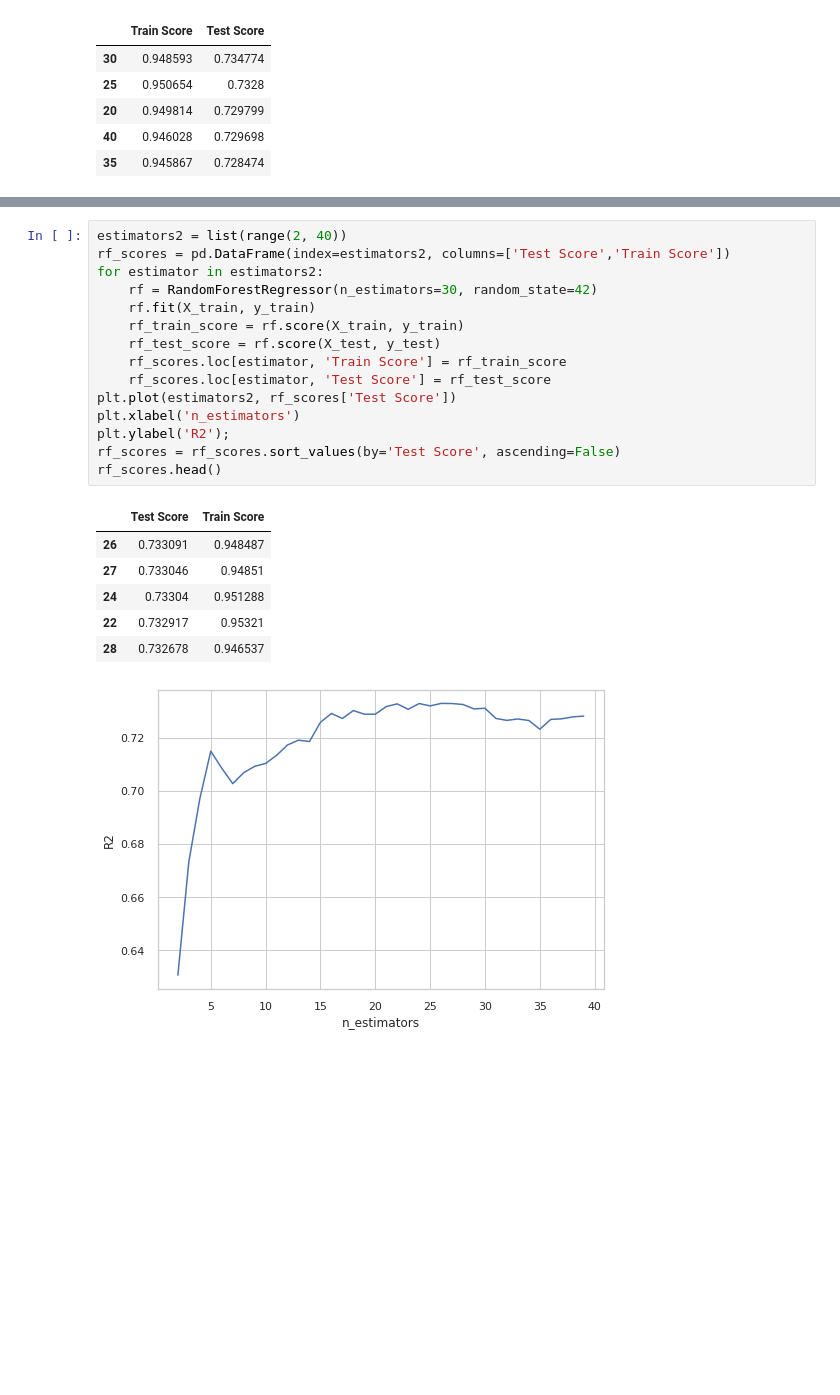
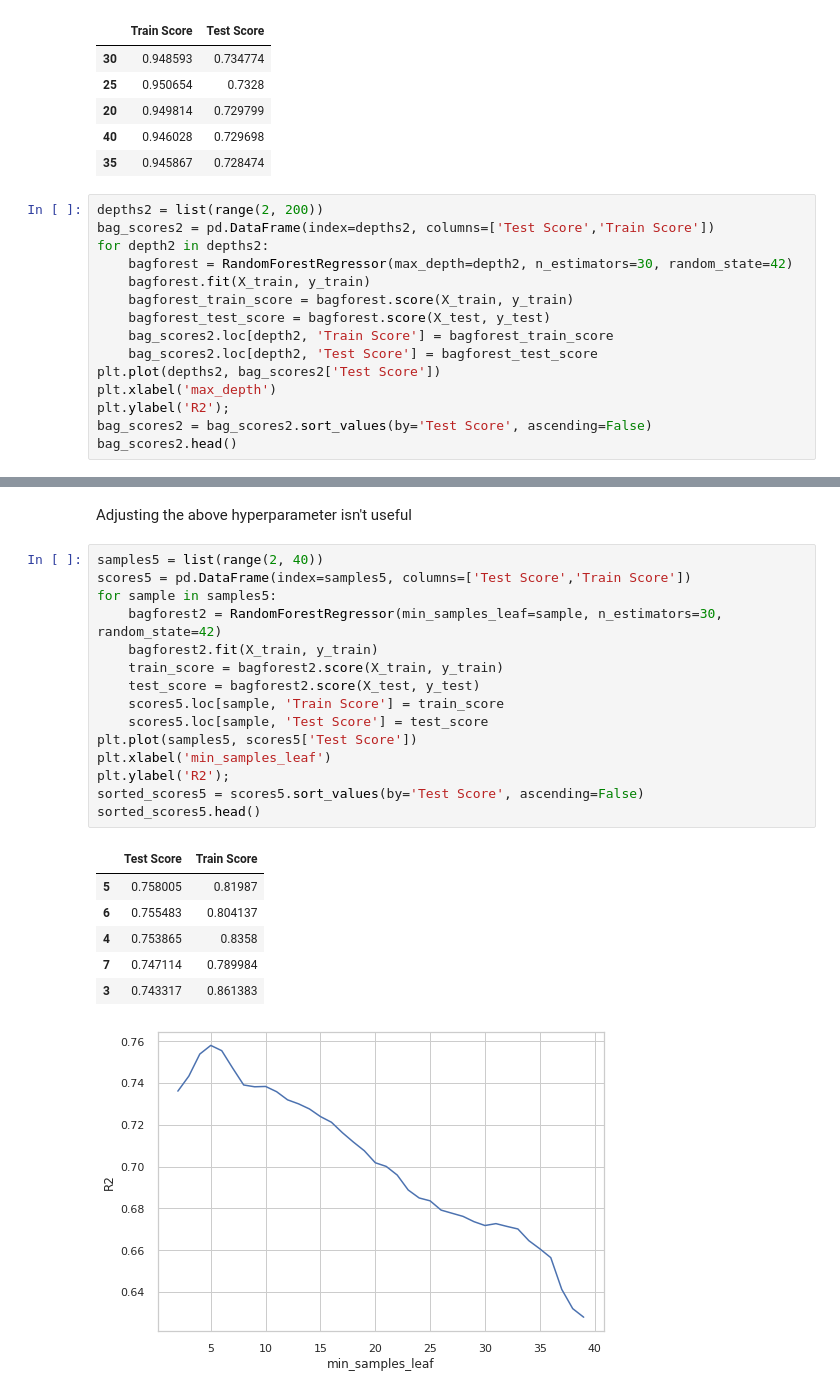
Before and after one commit to blakedshull/datascience, a Jupyter notebook: Project_2.ipynb, the cells around one changed output, grey strips where cells are left out. Drawn from its saved outputs; the diff is of its cells as text; blank space fills up the shorter version.

```diff
--- a/Project_2.ipynb
+++ b/Project_2.ipynb
@@ -468,3 +466,18 @@ bag_scores.head()
 | 20 | 0.949814 | 0.729799 |
 | 40 | 0.946028 | 0.729698 |
 | 35 | 0.945867 | 0.728474 |
+# %%
+depths2 = list(range(2, 200))
+bag_scores2 = pd.DataFrame(index=depths2, columns=['Test Score','Train Score'])
+for depth2 in depths2:
+    bagforest = RandomForestRegressor(max_depth=depth2, n_estimators=30, random_state=42)
+    bagforest.fit(X_train, y_train)
+    bagforest_train_score = bagforest.score(X_train, y_train)
+    bagforest_test_score = bagforest.score(X_test, y_test)
+    bag_scores2.loc[depth2, 'Train Score'] = bagforest_train_score
+    bag_scores2.loc[depth2, 'Test Score'] = bagforest_test_score
+plt.plot(depths2, bag_scores2['Test Score'])
+plt.xlabel('max_depth')
+plt.ylabel('R2');
+bag_scores2 = bag_scores2.sort_values(by='Test Score', ascending=False)
+bag_scores2.head()
@@ -471,23 +492,25 @@ bag_scores.head()
+# %% [markdown]
+Adjusting the above hyperparameter isn't useful
 # %%
-estimators2 = list(range(2, 40))
-rf_scores = pd.DataFrame(index=estimators2, columns=['Test Score','Train Score'])
-for estimator in estimators2:
-    rf = RandomForestRegressor(n_estimators=30, random_state=42)
-    rf.fit(X_train, y_train)
-    rf_train_score = rf.score(X_train, y_train)
-    rf_test_score = rf.score(X_test, y_test)
-    rf_scores.loc[estimator, 'Train Score'] = rf_train_score
-    rf_scores.loc[estimator, 'Test Score'] = rf_test_score
-plt.plot(estimators2, rf_scores['Test Score'])
-plt.xlabel('n_estimators')
+samples5 = list(range(2, 40))
+scores5 = pd.DataFrame(index=samples5, columns=['Test Score','Train Score'])
+for sample in samples5:
+    bagforest2 = RandomForestRegressor(min_samples_leaf=sample, n_estimators=30, random_state=42)
+    bagforest2.fit(X_train, y_train)
+    train_score = bagforest2.score(X_train, y_train)
+    test_score = bagforest2.score(X_test, y_test)
+    scores5.loc[sample, 'Train Score'] = train_score
+    scores5.loc[sample, 'Test Score'] = test_score
+plt.plot(samples5, scores5['Test Score'])
+plt.xlabel('min_samples_leaf')
 plt.ylabel('R2');
-rf_scores = rf_scores.sort_values(by='Test Score', ascending=False)
-rf_scores.head()
+sorted_scores5 = scores5.sort_values(by='Test Score', ascending=False)
+sorted_scores5.head()
 # %% [output]
 |  | Test Score | Train Score |
-| 26 | 0.733091 | 0.948487 |
-| 27 | 0.733046 | 0.94851 |
-| 24 | 0.73304 | 0.951288 |
-| 22 | 0.732917 | 0.95321 |
-| 28 | 0.732678 | 0.946537 |
+| 5 | 0.758005 | 0.81987 |
+| 6 | 0.755483 | 0.804137 |
+| 4 | 0.753865 | 0.8358 |
+| 7 | 0.747114 | 0.789984 |
+| 3 | 0.743317 | 0.861383 |
-[figure, old version]
+[figure, new version]
```
Also changed, not shown: parts of 28 cells of this notebook.
